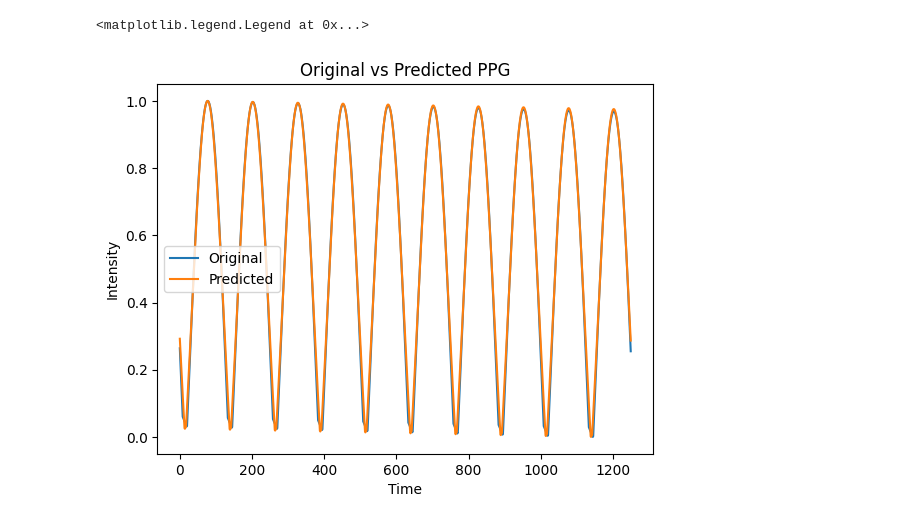
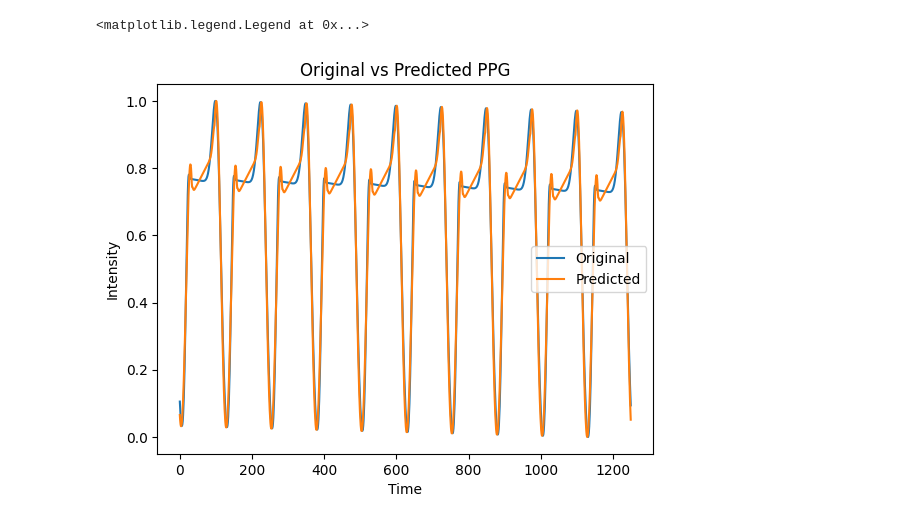
Before and after one commit to BailabUNC/ppg-basis, a Jupyter notebook: testbench.ipynb, the cells around one changed output. Drawn from its saved outputs; the diff is of its cells as text; code cells hidden in the pictures.

```diff
--- a/testbench.ipynb
+++ b/testbench.ipynb
@@ -10,7 +10,7 @@ ppgGen = ppgGenerator(fs=125,
                       sigma=0,
                       duration=10,
                       L=2,
-                      basis_type="gaussian")
+                      basis_type="skewed-gaussian")
 
 sig = ppgGen.generate_signal()
 plt.plot(sig)
@@ -27,7 +27,7 @@ ppgExt = ppgExtractor(signal=sig,
                       hr=60,
                       sigma=0,
                       L=2,
-                      basis_type='gaussian')
+                      basis_type='skewed-gaussian')
 
 ppgExt.plot_cost_landscape()
 # %% [output]
@@ -44,25 +44,25 @@ theta_pred, params_pred = ppgExt.extract_ppg(block_update=True,
 # %%
 # Generate PPG using extracted parameters
 ppgPrd = ppgGenerator(fs=125,
                       hr=60,
                       mu=1,
                       sigma=0,
                       duration=10,
                       L=2,
-                      basis_type="gaussian",
+                      basis_type="skewed-gaussian",
                       thetas=theta_pred,
                       params=params_pred)
 pred = ppgPrd.generate_signal()
 
 plt.plot(sig)
 plt.plot(pred)
 plt.xlabel("Time")
 plt.ylabel("Intensity")
 plt.title("Original vs Predicted PPG")
 plt.legend(["Original", "Predicted"])
 # %% [output]
 <matplotlib.legend.Legend at 0x...>
-[figure, old version]
+[figure, new version]
 # %%
 # Fig. 4: Show utility in phase extraction and data augmentation
 # Later part of paper could argue about augmentated trial datasets, and use for future ML
```
Also changed, not shown: parts of 2 cells of this notebook, 2 other files.
